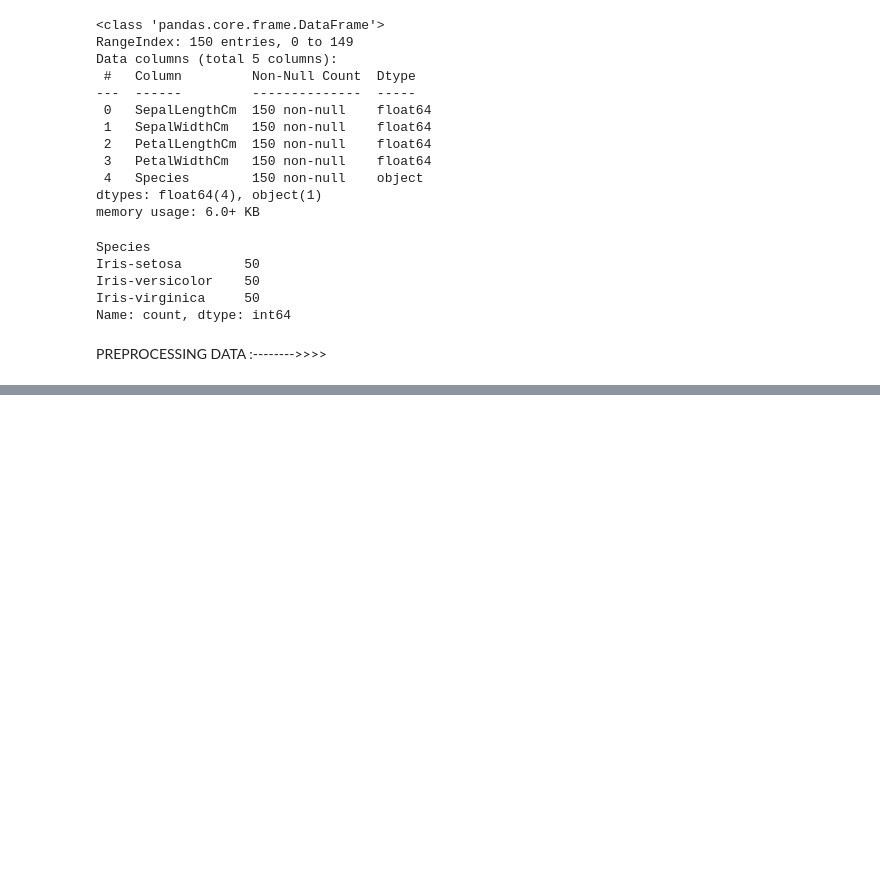
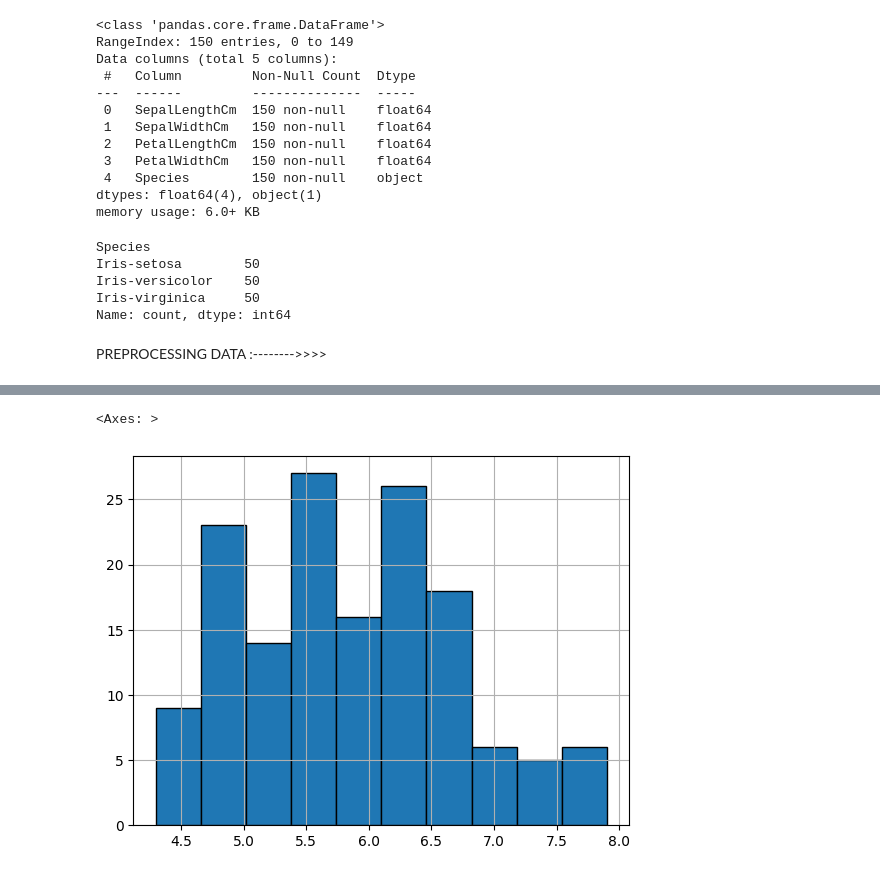
Before and after one commit to DhruvJyotiDas/Data-Science-Projects-2025, a Jupyter notebook: IRIS DATASET/app.ipynb, the cells around one changed output, grey strips where cells are left out. Saved outputs shown, nothing was run; the diff lists cells and outputs as text; code cells hidden in the pictures; blank space fills up the shorter version.

```diff
--- a/IRIS DATASET/app.ipynb
+++ b/IRIS DATASET/app.ipynb
@@ -85,0 +104,5 @@ PREPROCESSING DATA :-------->>>>
+# %%
+df['SepalLengthCm'].hist(bins=10, edgecolor='black')
+# %% [output]
+<Axes: >
+[figure, added]
```
Also changed, not shown: parts of 28 cells of this notebook.
